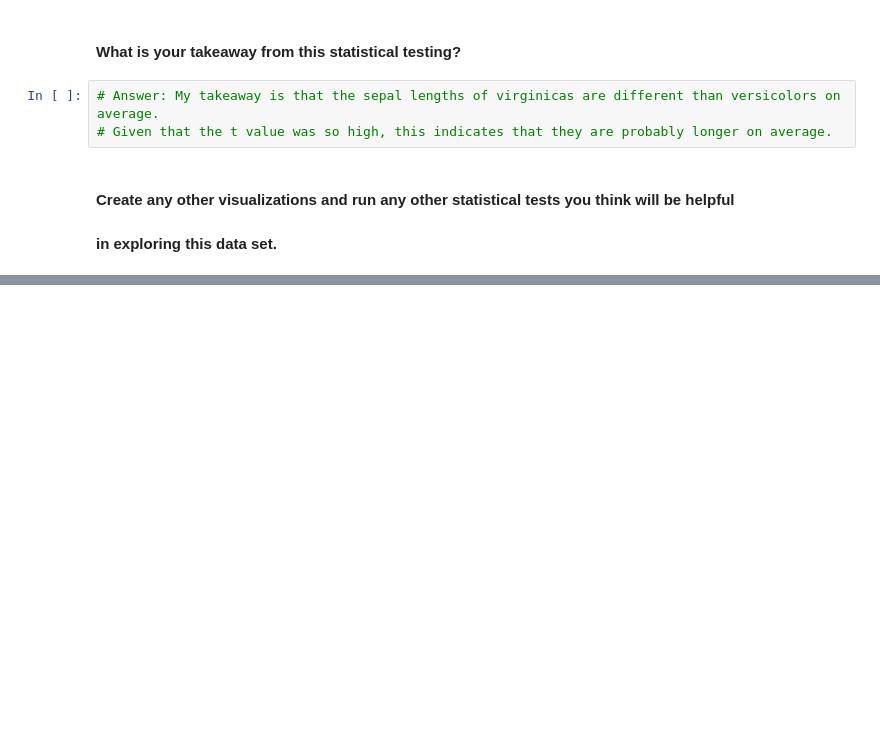
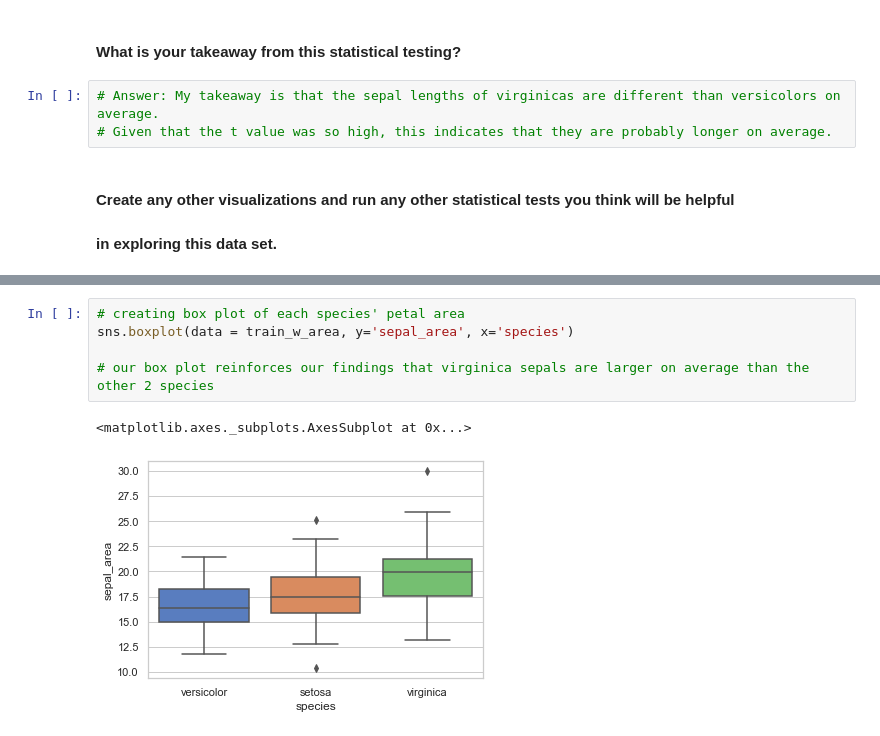
Before and after one commit to SamuelD-Data/classification-exercises, a Jupyter notebook: classification_exercises.ipynb, the cells around one changed output, grey strips where cells are left out. Saved outputs shown, nothing was run; the diff lists cells and outputs as text; blank space fills up the shorter version.

```diff
--- a/classification_exercises.ipynb
+++ b/classification_exercises.ipynb
@@ -788,0 +815,8 @@ t, p
+# %%
+# creating box plot of each species' petal area
+sns.boxplot(data = train_w_area, y='sepal_area', x='species')
+
+# our box plot reinforces our findings that virginica sepals are larger on average than the other 2 species
+# %% [output]
+<matplotlib.axes._subplots.AxesSubplot at 0x...>
+[figure, added]
```
Also changed, not shown: parts of 1 cell of this notebook.
